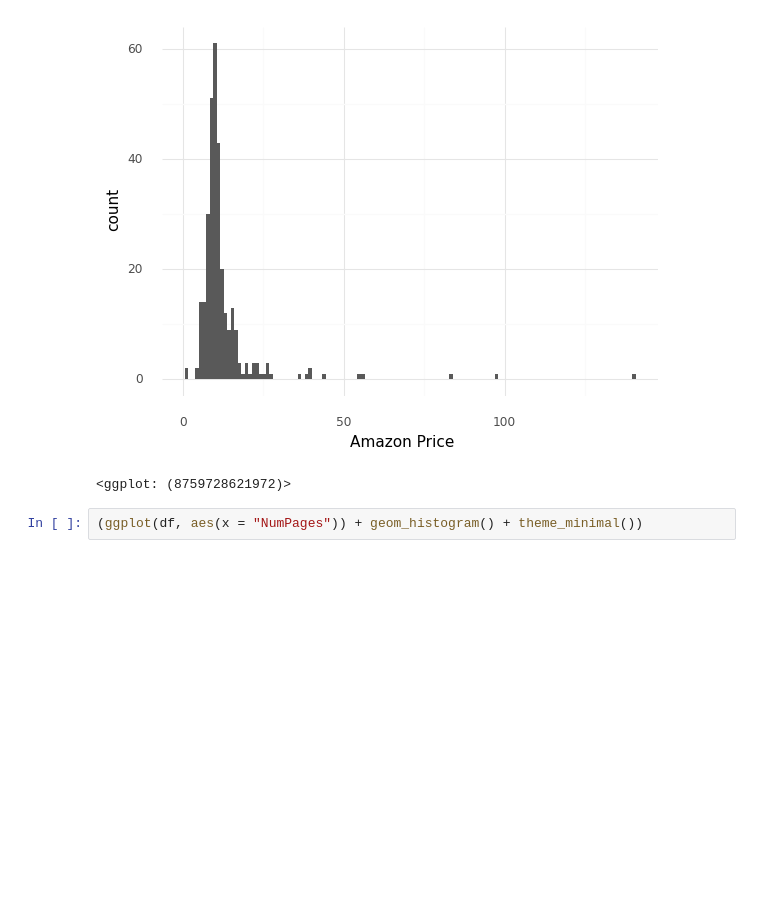
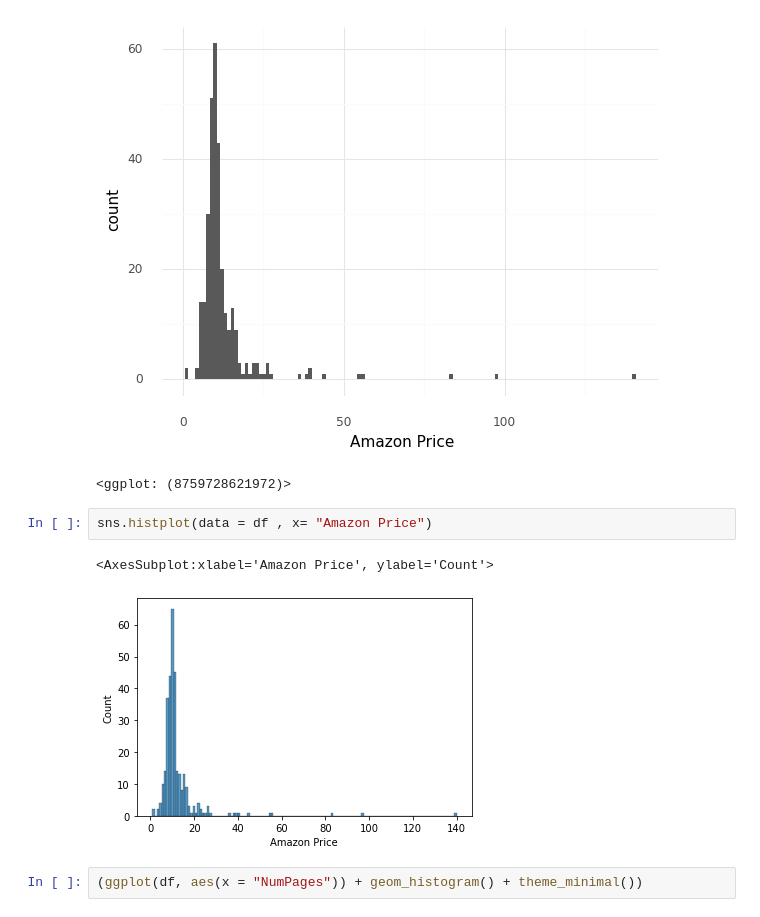
Before and after one commit to yildirimdata/Machine_learning, a Jupyter notebook: 1 ML_SciKit.ipynb, the cells around one changed output. Drawn from its saved outputs; the diff is of its cells as text; blank space fills up the shorter version.

```diff
--- a/1 ML_SciKit.ipynb
+++ b/1 ML_SciKit.ipynb
@@ -177,6 +182,11 @@ df.shape
 # %% [output]
 [figure]
 <ggplot: (8759728621972)>
+# %%
+sns.histplot(data = df , x= "Amazon Price")
+# %% [output]
+<AxesSubplot:xlabel='Amazon Price', ylabel='Count'>
+[figure, added]
 # %%
 (ggplot(df, aes(x = "NumPages")) + geom_histogram() + theme_minimal())
 # %% [output]
```
Also changed, not shown: parts of 11 cells of this notebook, 2 other files.
